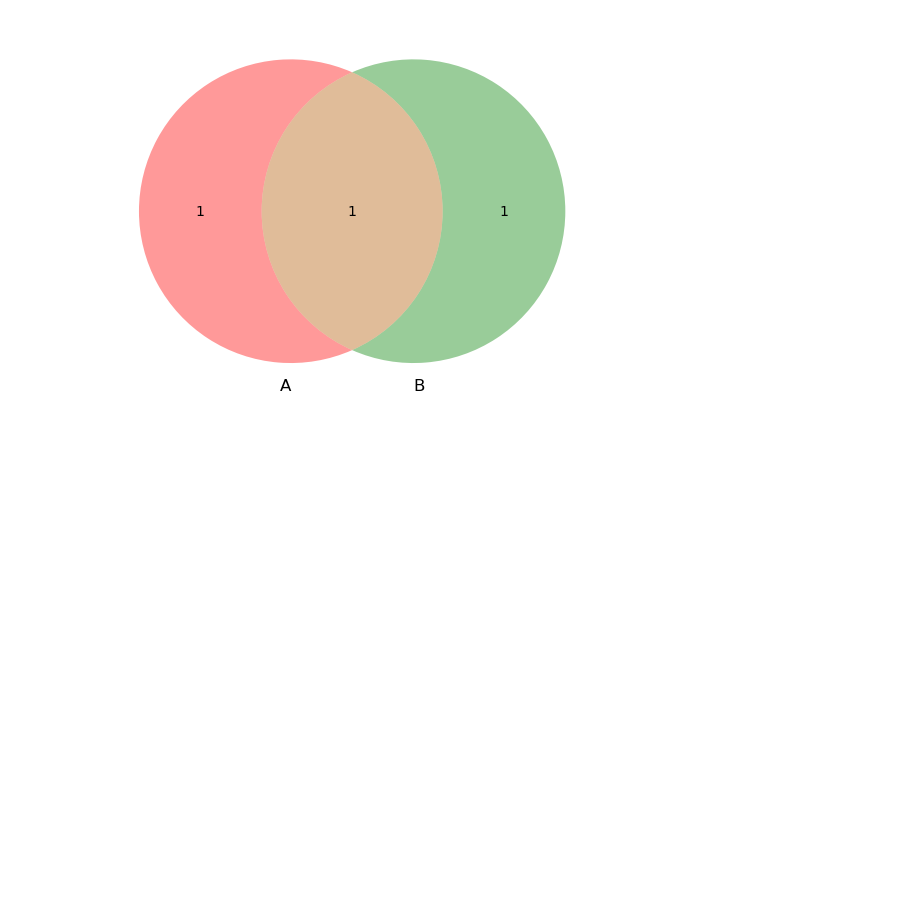
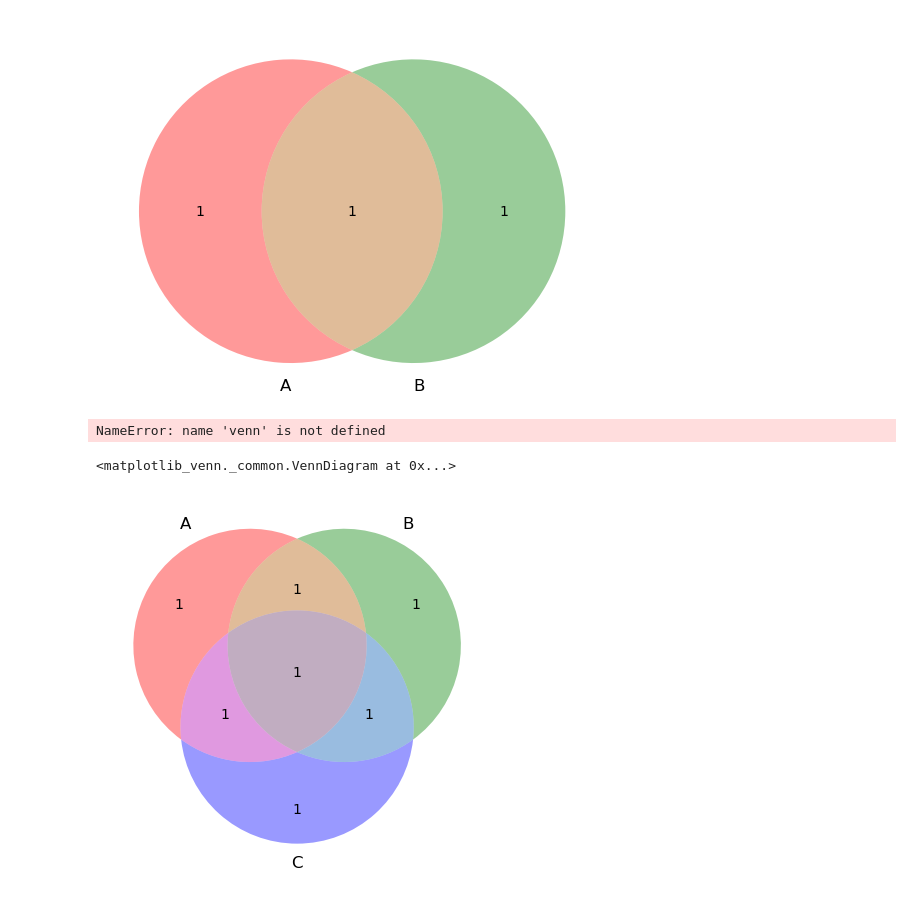
Before and after one commit to p3rzibal/Matematicas-discretas, a Jupyter notebook: Teoria de conjuntos.ipynb, the cells around one changed output. Saved outputs shown, nothing was run; the diff lists cells and outputs as text; code cells hidden in the pictures; blank space fills up the shorter version.

```diff
--- a/Teoria de conjuntos.ipynb
+++ b/Teoria de conjuntos.ipynb
@@ -119,3 +114,13 @@ venn2((1, 1, 1))
 plt.show()
 # %% [output]
 [figure]
+# %%
+venn.venn2([A,B],set_Lebals = ('A', 'B'))
+# %% [output]
+NameError: name 'venn' is not defined
+# %%
+from matplotlib_venn import venn3
+venn3((1, 1, 1, 1, 1, 1, 1))
+# %% [output]
+<matplotlib_venn._common.VennDiagram at 0x...>
+[figure, added]
```
Also changed, not shown: parts of 2 cells of this notebook.
